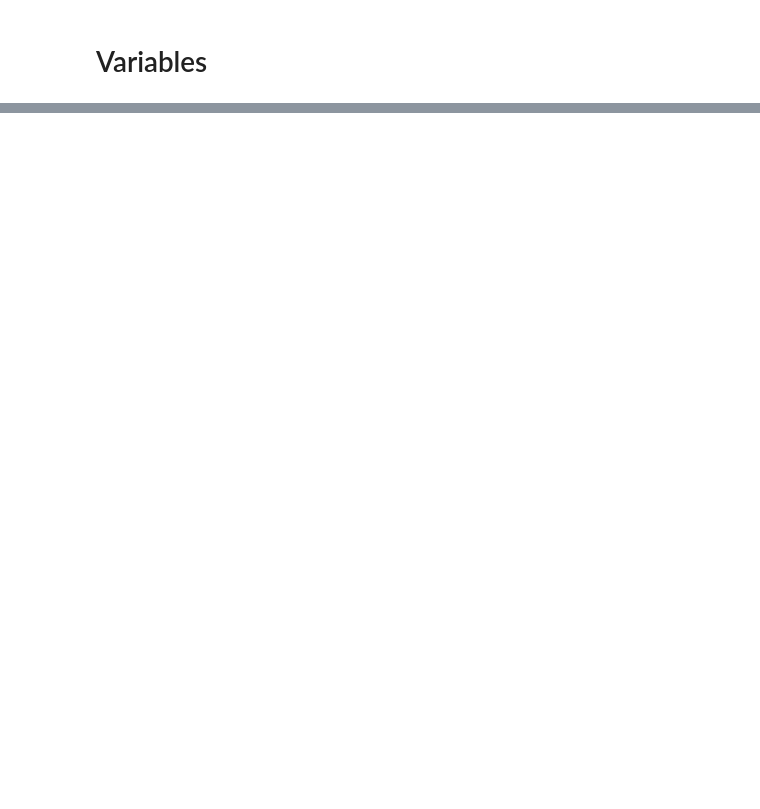
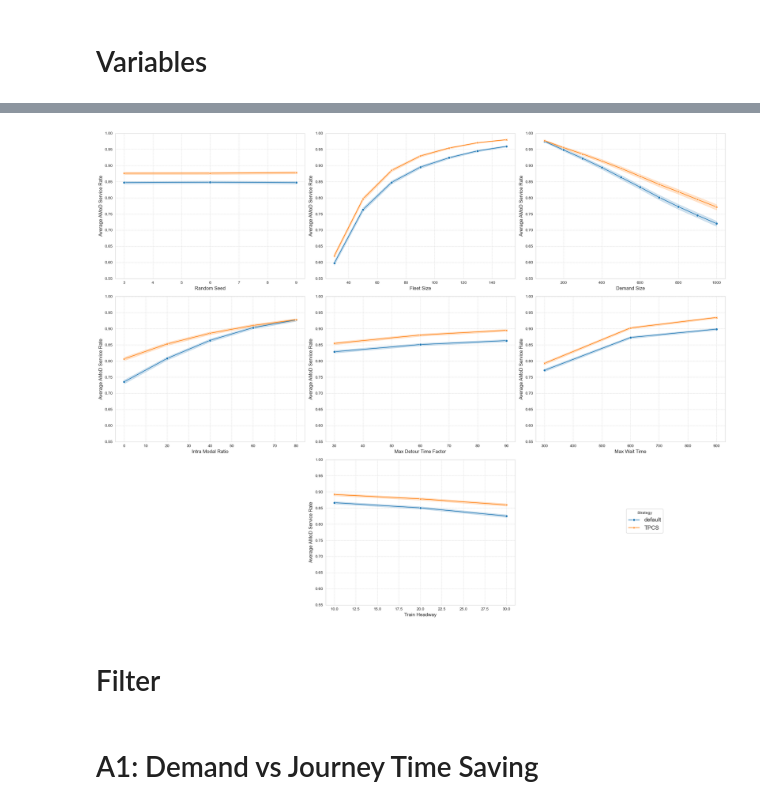
Before and after one commit to ChenhaoDing/J26-TPCS, a Jupyter notebook: 5-VISUALIZE-0-amod-simulations.ipynb, the cells around one changed output, grey strips where cells are left out. Cells and saved outputs as stored; diff of their text form; code cells hidden in the pictures; blank space fills up the shorter version.

```diff
--- a/5-VISUALIZE-0-amod-simulations.ipynb
+++ b/5-VISUALIZE-0-amod-simulations.ipynb
@@ -44,0 +225,6 @@ demand_split_ratio_list = [0, 20, 40, 60, 80]
+# %%
+draw_interaction_plots(kpi_column='average_amod_service_rate', y_axis_limit=(0.55, 1.0))
+# %% [output]
+[figure, added]
+# %% [markdown]
+# Filter
@@ -44,0 +234,2 @@ demand_split_ratio_list = [0, 20, 40, 60, 80]
+# %% [markdown]
+# A1: Demand vs Journey Time Saving
```
Also changed, not shown: parts of 39 cells of this notebook, 4 other files.
